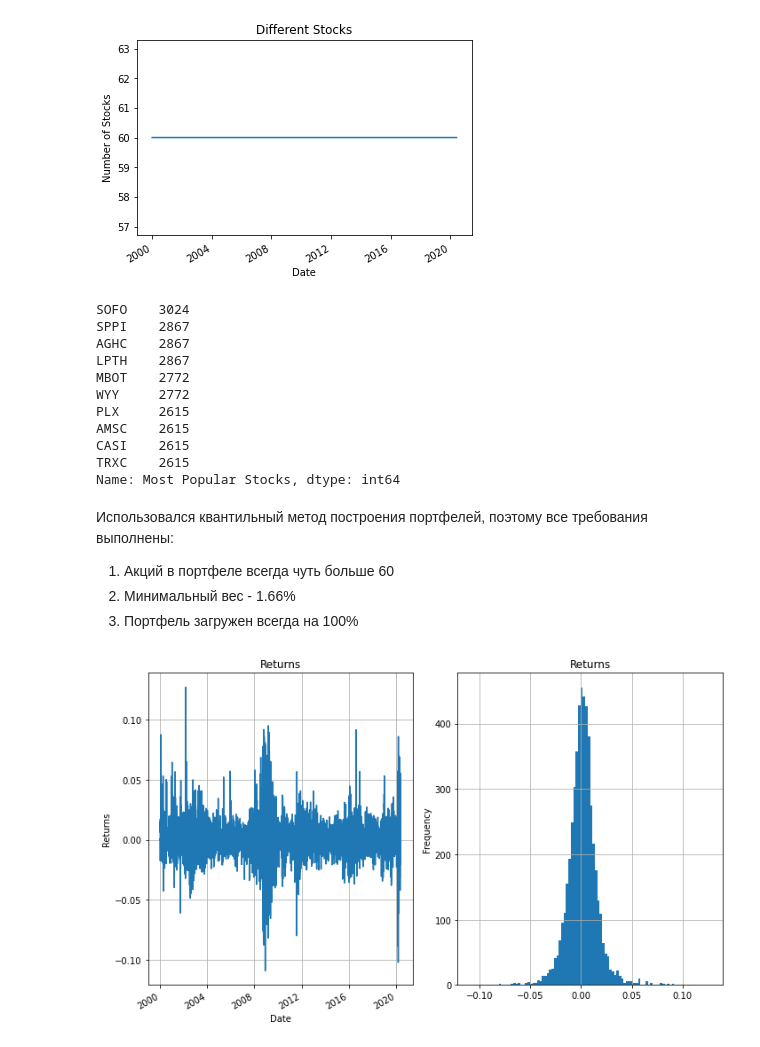
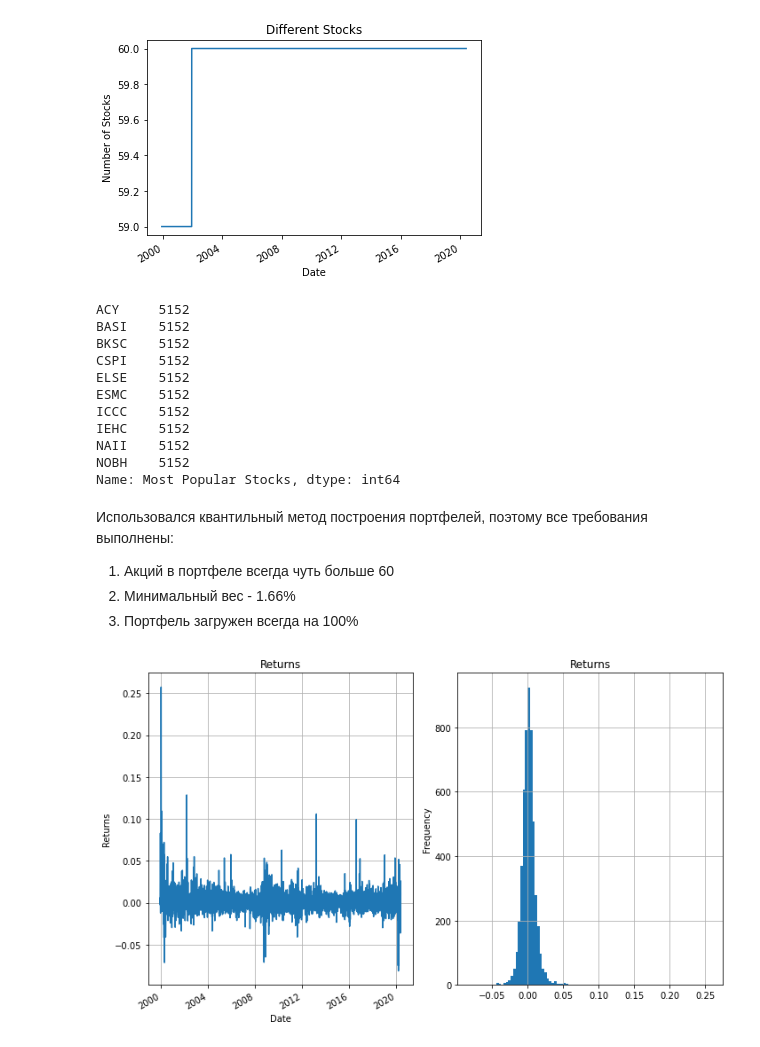
Before and after one commit to eura17/ff-case, a Jupyter notebook: task-2.ipynb, the cells around one changed output. Saved outputs shown, nothing was run; the diff lists cells and outputs as text; code cells hidden in the pictures.

Commit message:
task2 done

```diff
--- a/task-2.ipynb
+++ b/task-2.ipynb
@@ -9,13 +9,15 @@ import pqr
 
 import src.f as f
 # %%
-prices = f.read_prices(path="./data/task2/stocks/")
+meta = pd.read_csv("./data/task2/meta_data.csv", index_col=0)
+prices = f.read_prices(path="./data/task2/data/")
 
 rf = pd.read_csv(
     "./data/rf.csv",
     index_col="Date",
     parse_dates=True
 ).loc[:, "Price"]
+rf = (1 + rf) ** (1 / 365) - 1
 # %% [markdown]
 # Задание
 
@@ -99,0 +177,24 @@ summary.display(portfolios)
+# %%
+pb = f.read_factor(
+    factor="pb",
+    path="./data/task2/fundamental_data.csv",
+)
+
+pb, prices = mcap.align(prices, join="inner")
+
+mean_transform = pqr.utils.compose(
+    pqr.utils.partial(pqr.factors.look_back_mean, period=252),
+    pqr.utils.partial(pqr.factors.lag, period=1),
+    pqr.utils.partial(pqr.factors.hold, period=252),
+)
+
+value = mean_transform(pb)
+
+portfolios_value = pqr.factors.backtest_factor_portfolios(
+    factor=pb,
+    strategies=pqr.factors.split_quantiles(5, better="less"),
+    allocator=pqr.equal_weights,
+    calculator=returns_calculator,
+)
+
+summary.display(portfolios_value)
@@ -99,0 +212,10 @@ summary.display(portfolios)
+# %%
+portfolio = pqr.Portfolio.backtest(
+    longs=pqr.factors.quantiles(size, 0, 0.2) & pqr.factors.quantiles(value, 0, 0.2),
+    shorts=None,
+    allocator=pqr.equal_weights,
+    calculator=returns_calculator,
+    name="Size&Value",
+)
+
+summary.display([portfolio])
@@ -125,24 +255,24 @@ losers.holdings[losers.holdings != 0].min(axis=1).plot(
 # %%
-(losers.holdings > 0).sum(axis=1).plot(
+(portfolio.holdings > 0).sum(axis=1).plot(
     title="Different Stocks",
     xlabel="Date",
     ylabel="Number of Stocks",
 );
 # %% [output]
-[figure, old version]
+[figure, new version]
 # %%
-(losers.holdings > 0).sum(axis=0).nlargest(10).rename("Most Popular Stocks")
+(portfolio.holdings > 0).sum(axis=0).nlargest(10).rename("Most Popular Stocks")
 # %% [output]
-SOFO    3024
-SPPI    2867
-AGHC    2867
-LPTH    2867
-MBOT    2772
-WYY     2772
-PLX     2615
-AMSC    2615
-CASI    2615
-TRXC    2615
+ACY     5152
+BASI    5152
+BKSC    5152
+CSPI    5152
+ELSE    5152
+ESMC    5152
+ICCC    5152
+IEHC    5152
+NAII    5152
+NOBH    5152
 Name: Most Popular Stocks, dtype: int64
 # %% [markdown]
 Использовался квантильный метод построения портфелей, поэтому все требования выполнены:
@@ -153,23 +283,23 @@ Name: Most Popular Stocks, dtype: int64
 # %%
 fig, ax = plt.subplots(ncols=2, figsize=(10, 6))
 
-losers.returns.plot(
+portfolio.returns.plot(
     ax=ax[0],
     title="Returns",
     xlabel="Date",
     ylabel="Returns",
     grid=True,
 )
 
-losers.returns.plot.hist(
+portfolio.returns.plot.hist(
     ax=ax[1],
     bins=100,
     title="Returns",
     xlabel="Date",
     ylabel="Returns",
     grid=True,
 )
 
 fig.tight_layout();
 # %% [output]
-[figure, old version]
+[figure, new version]
```
Also changed, not shown: parts of 36 cells of this notebook, 1 other file.
